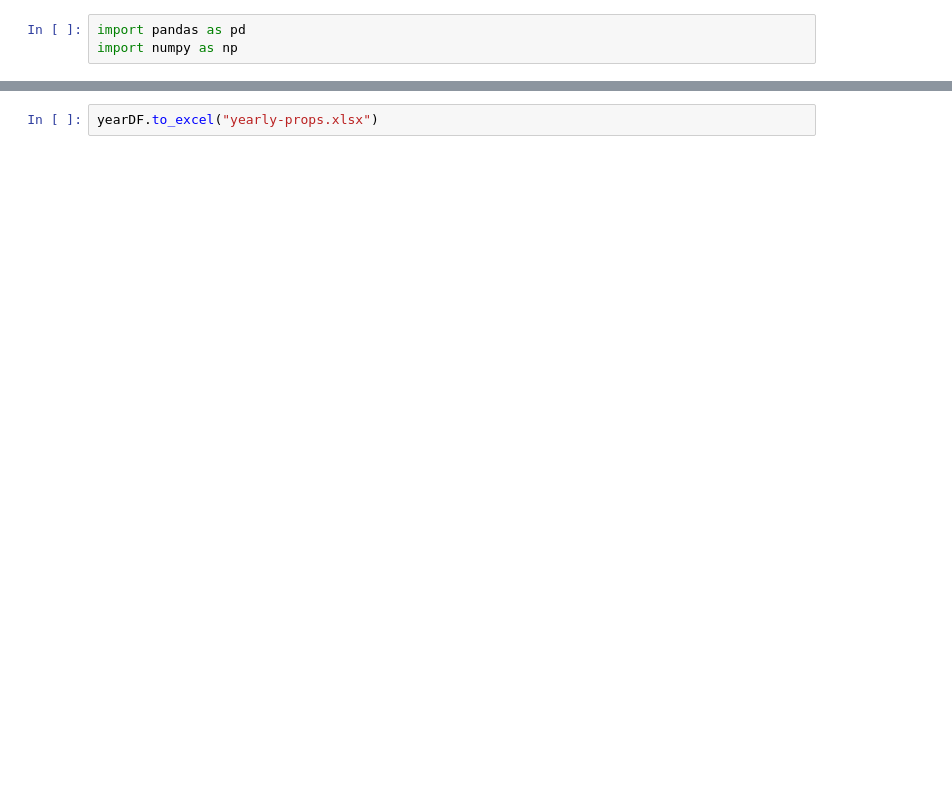
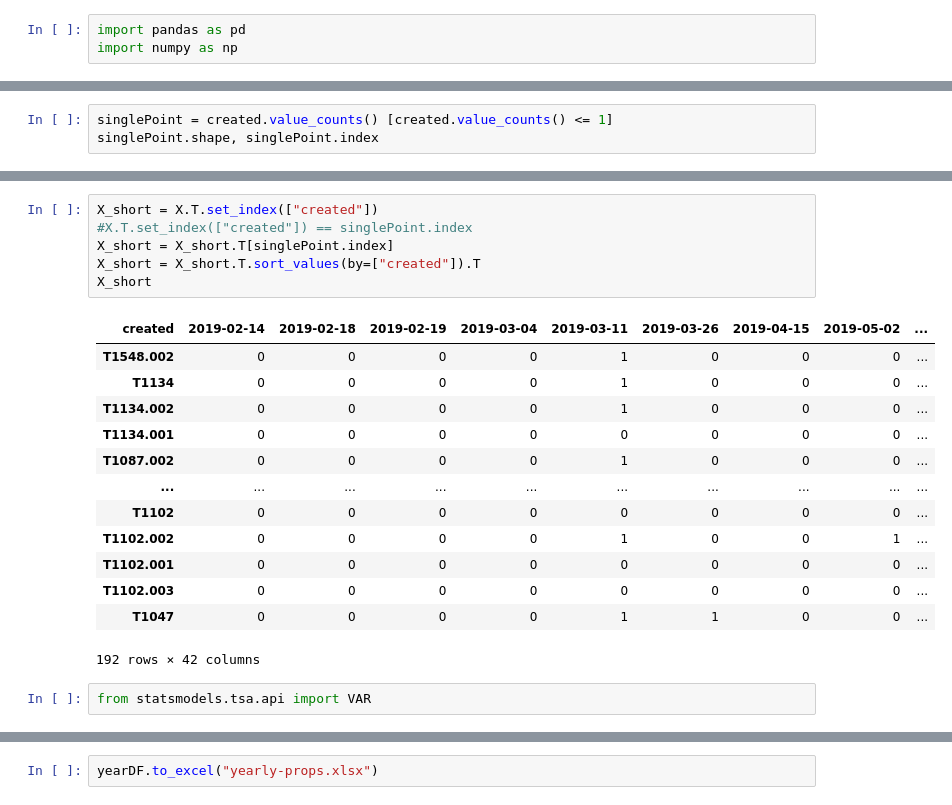
Before and after one commit to tobiasbudig/attack-hypotheses-generation, a Jupyter notebook: regression/time series regression .ipynb, the cells around one changed output, grey strips where cells are left out. Cells and saved outputs as stored; diff of their text form; blank space fills up the shorter version.

```diff
--- a/regression/time series regression .ipynb
+++ b/regression/time series regression .ipynb
@@ -43,0 +44,3 @@ X.T
+# %%
+singlePoint = created.value_counts() [created.value_counts() <= 1]
+singlePoint.shape, singlePoint.index
@@ -43,0 +61,22 @@ X.T
+# %%
+X_short = X.T.set_index(["created"])
+#X.T.set_index(["created"]) == singlePoint.index
+X_short = X_short.T[singlePoint.index]
+X_short = X_short.T.sort_values(by=["created"]).T
+X_short
+# %% [output]
+| created | 2019-02-14 | 2019-02-18 | 2019-02-19 | 2019-03-04 | 2019-03-11 | 2019-03-26 | 2019-04-15 | 2019-05-02 | ... |
+| T1548.002 | 0 | 0 | 0 | 0 | 1 | 0 | 0 | 0 | ... |
+| T1134 | 0 | 0 | 0 | 0 | 1 | 0 | 0 | 0 | ... |
+| T1134.002 | 0 | 0 | 0 | 0 | 1 | 0 | 0 | 0 | ... |
+| T1134.001 | 0 | 0 | 0 | 0 | 0 | 0 | 0 | 0 | ... |
+| T1087.002 | 0 | 0 | 0 | 0 | 1 | 0 | 0 | 0 | ... |
+| ... | ... | ... | ... | ... | ... | ... | ... | ... | ... |
+| T1102 | 0 | 0 | 0 | 0 | 0 | 0 | 0 | 0 | ... |
+| T1102.002 | 0 | 0 | 0 | 0 | 1 | 0 | 0 | 1 | ... |
+| T1102.001 | 0 | 0 | 0 | 0 | 0 | 0 | 0 | 0 | ... |
+| T1102.003 | 0 | 0 | 0 | 0 | 0 | 0 | 0 | 0 | ... |
+| T1047 | 0 | 0 | 0 | 0 | 1 | 1 | 0 | 0 | ... |
+192 rows × 42 columns
+# %%
+from statsmodels.tsa.api import VAR
```
Also changed, not shown: parts of 27 cells of this notebook, 3 other files.
